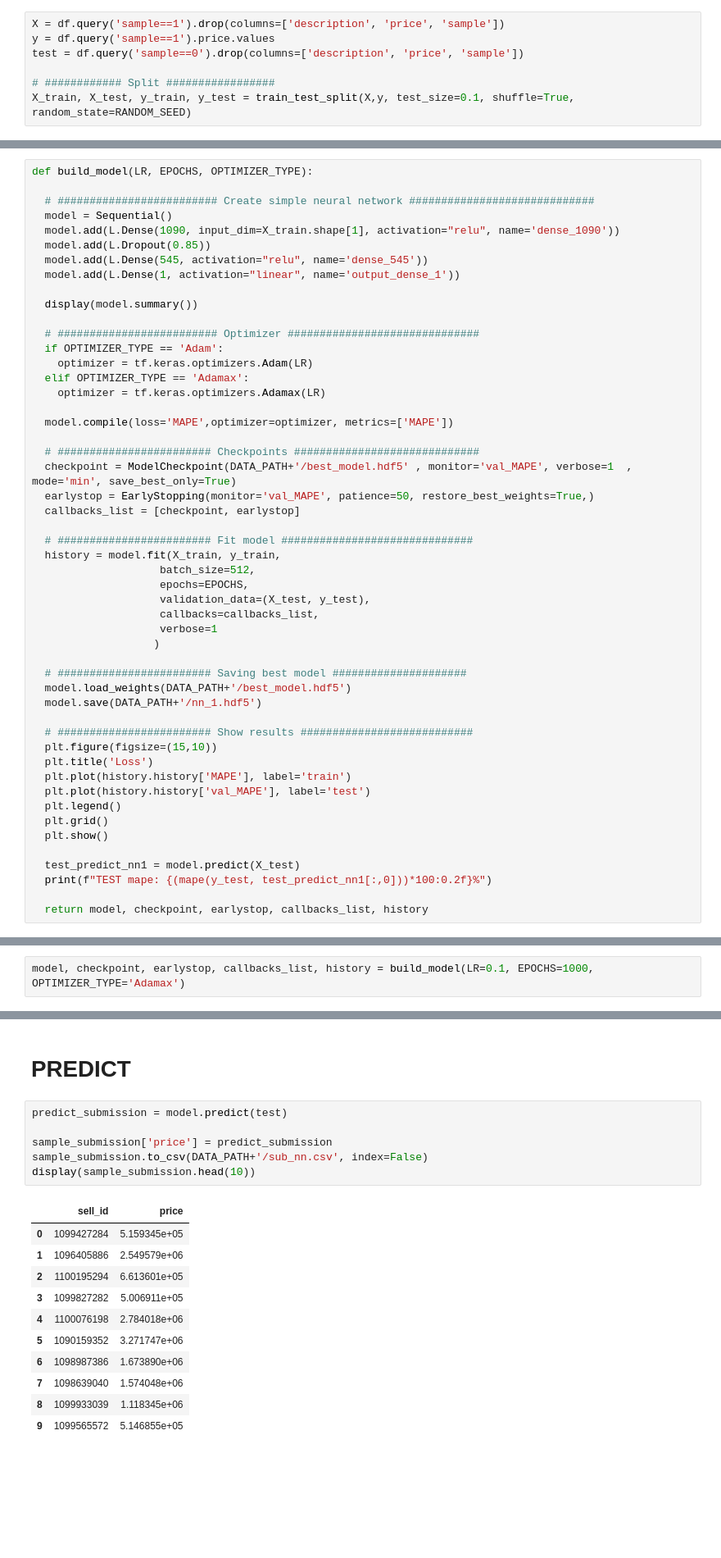
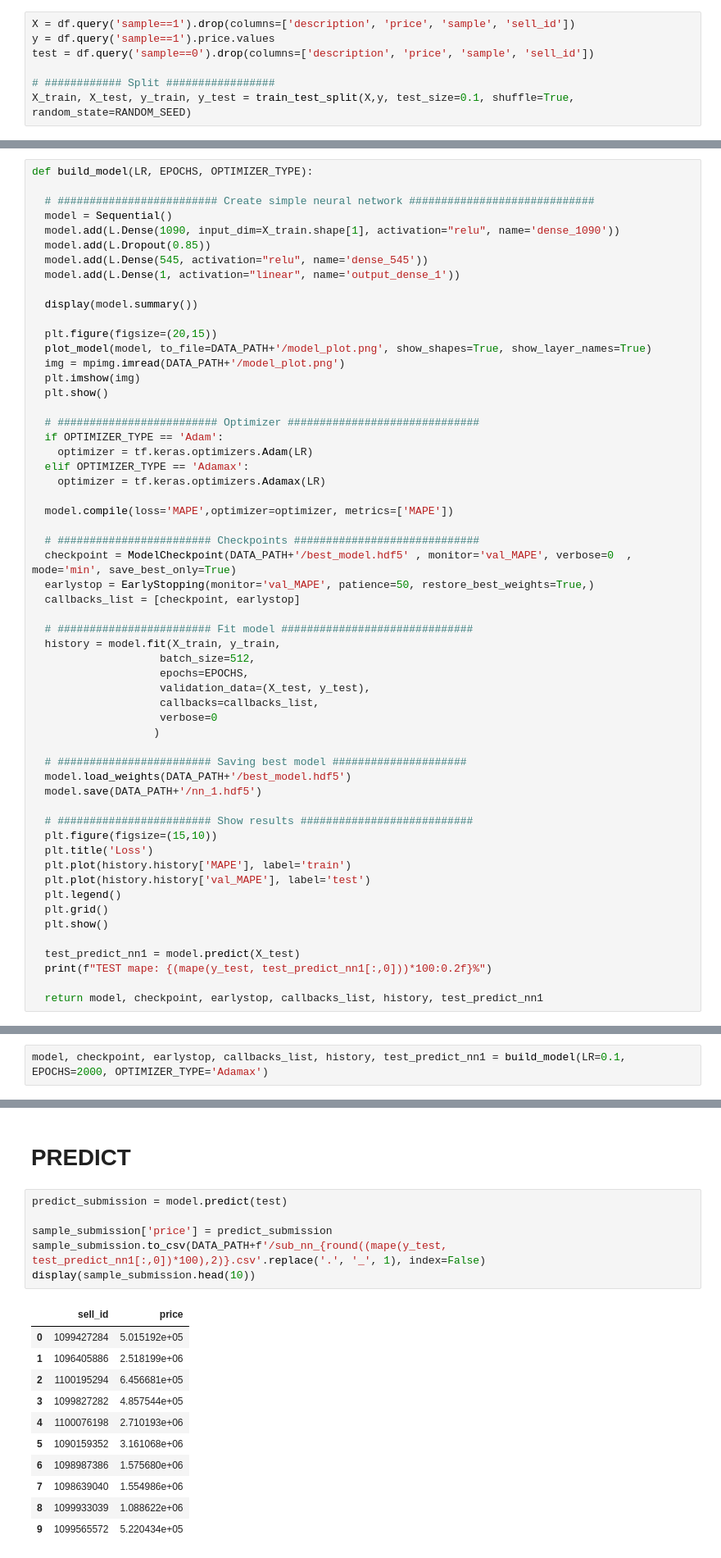
Before and after one commit to alxkzncoff/car_price_prediction_ml_dl, a Jupyter notebook: model/dense_model.ipynb, the cells around one changed output, grey strips where cells are left out. Shown: that part at 82% size. Saved outputs shown, nothing was run; the diff lists cells and outputs as text; blank space fills up the shorter version.

```diff
--- a/model/dense_model.ipynb
+++ b/model/dense_model.ipynb
@@ -183,9 +192,9 @@ df.shape
 # %% [markdown]
 # SPLIT
 # %%
-X = df.query('sample==1').drop(columns=['description', 'price', 'sample'])
+X = df.query('sample==1').drop(columns=['description', 'price', 'sample', 'sell_id'])
 y = df.query('sample==1').price.values
-test = df.query('sample==0').drop(columns=['description', 'price', 'sample'])
+test = df.query('sample==0').drop(columns=['description', 'price', 'sample', 'sell_id'])
 
 # ############ Split #################
 X_train, X_test, y_train, y_test = train_test_split(X,y, test_size=0.1, shuffle=True, random_state=RANDOM_SEED)
@@ -208,6 +236,12 @@ def build_model(LR, EPOCHS, OPTIMIZER_TYPE):
 
   display(model.summary())
 
+  plt.figure(figsize=(20,15))
+  plot_model(model, to_file=DATA_PATH+'/model_plot.png', show_shapes=True, show_layer_names=True)
+  img = mpimg.imread(DATA_PATH+'/model_plot.png')
+  plt.imshow(img)
+  plt.show()
+
   # ######################### Optimizer ##############################
   if OPTIMIZER_TYPE == 'Adam':
     optimizer = tf.keras.optimizers.Adam(LR)
@@ -217,7 +251,7 @@ def build_model(LR, EPOCHS, OPTIMIZER_TYPE):
   model.compile(loss='MAPE',optimizer=optimizer, metrics=['MAPE'])
 
   # ######################## Checkpoints #############################
-  checkpoint = ModelCheckpoint(DATA_PATH+'/best_model.hdf5' , monitor='val_MAPE', verbose=1  , mode='min', save_best_only=True)
+  checkpoint = ModelCheckpoint(DATA_PATH+'/best_model.hdf5' , monitor='val_MAPE', verbose=0  , mode='min', save_best_only=True)
   earlystop = EarlyStopping(monitor='val_MAPE', patience=50, restore_best_weights=True,)
   callbacks_list = [checkpoint, earlystop]
 
@@ -227,7 +261,7 @@ def build_model(LR, EPOCHS, OPTIMIZER_TYPE):
                     epochs=EPOCHS,
                     validation_data=(X_test, y_test),
                     callbacks=callbacks_list,
-                    verbose=1
+                    verbose=0
                    )
 
   # ######################## Saving best model #####################
@@ -246,9 +280,9 @@ def build_model(LR, EPOCHS, OPTIMIZER_TYPE):
   test_predict_nn1 = model.predict(X_test)
   print(f"TEST mape: {(mape(y_test, test_predict_nn1[:,0]))*100:0.2f}%")
 
-  return model, checkpoint, earlystop, callbacks_list, history
+  return model, checkpoint, earlystop, callbacks_list, history, test_predict_nn1
 # %% [markdown]
 Опытным путем установил, что лучший результат модель показывает, когда мы используем **Adamax optimizer** с **learning rate 0.1**
 # %%
-model, checkpoint, earlystop, callbacks_list, history = build_model(LR=0.1, EPOCHS=1000, OPTIMIZER_TYPE='Adamax')
+model, checkpoint, earlystop, callbacks_list, history, test_predict_nn1 = build_model(LR=0.1, EPOCHS=2000, OPTIMIZER_TYPE='Adamax')
 # %% [output]
@@ -295,18 +313,18 @@ TEST mape: 10.75%
 # %%
 predict_submission = model.predict(test)
 
 sample_submission['price'] = predict_submission
-sample_submission.to_csv(DATA_PATH+'/sub_nn.csv', index=False)
+sample_submission.to_csv(DATA_PATH+f'/sub_nn_{round((mape(y_test, test_predict_nn1[:,0])*100),2)}.csv'.replace('.', '_', 1), index=False)
 display(sample_submission.head(10))
 # %% [output]
 |  | sell_id | price |
-| 0 | 1099427284 | 5.159345e+05 |
-| 1 | 1096405886 | 2.549579e+06 |
-| 2 | 1100195294 | 6.613601e+05 |
-| 3 | 1099827282 | 5.006911e+05 |
-| 4 | 1100076198 | 2.784018e+06 |
-| 5 | 1090159352 | 3.271747e+06 |
-| 6 | 1098987386 | 1.673890e+06 |
-| 7 | 1098639040 | 1.574048e+06 |
-| 8 | 1099933039 | 1.118345e+06 |
-| 9 | 1099565572 | 5.146855e+05 |
+| 0 | 1099427284 | 5.015192e+05 |
+| 1 | 1096405886 | 2.518199e+06 |
+| 2 | 1100195294 | 6.456681e+05 |
+| 3 | 1099827282 | 4.857544e+05 |
+| 4 | 1100076198 | 2.710193e+06 |
+| 5 | 1090159352 | 3.161068e+06 |
+| 6 | 1098987386 | 1.575680e+06 |
+| 7 | 1098639040 | 1.554986e+06 |
+| 8 | 1099933039 | 1.088622e+06 |
+| 9 | 1099565572 | 5.220434e+05 |
```
Also changed, not shown: parts of 10 cells of this notebook.
